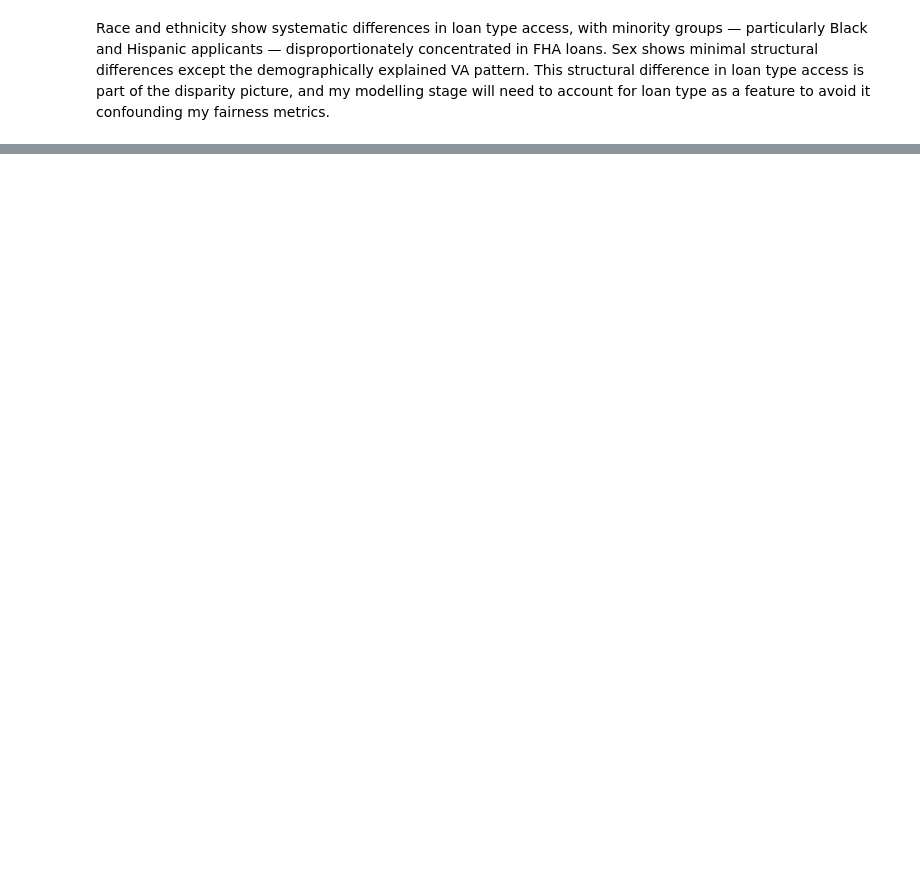
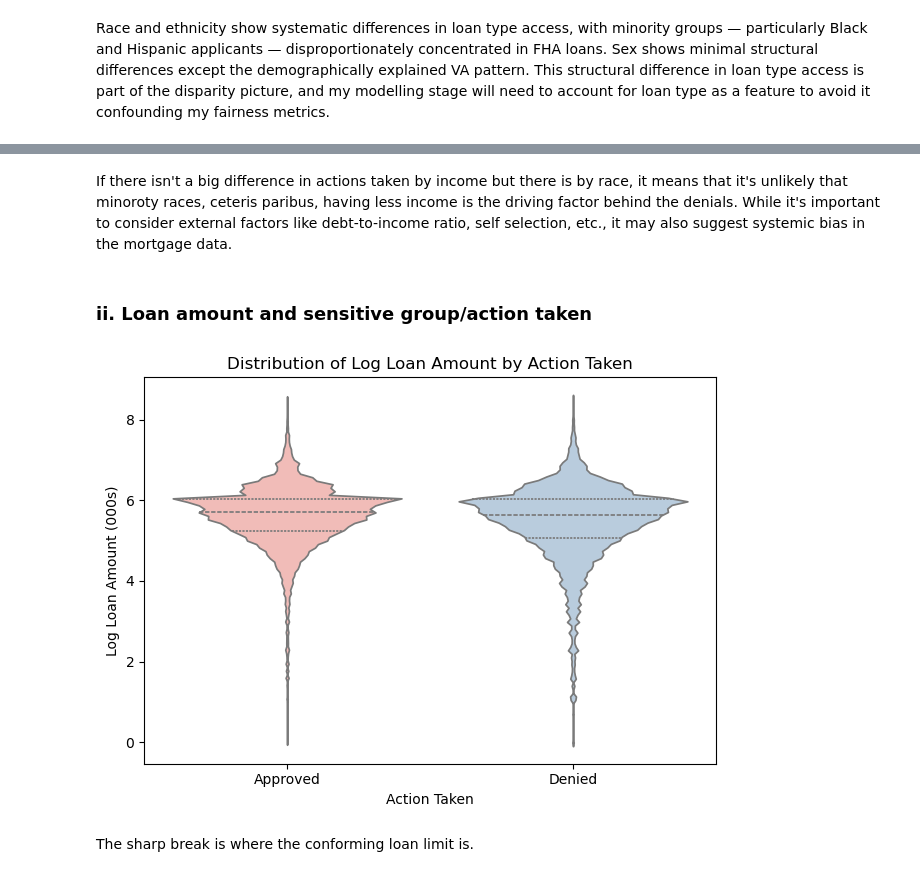
Before and after one commit to jdhilee/fairness_smoke_alarm, a Jupyter notebook: src/eda_hmda_2007_2017.ipynb, the cells around one changed output, grey strips where cells are left out. Saved outputs shown, nothing was run; the diff lists cells and outputs as text; code cells hidden in the pictures; blank space fills up the shorter version.

```diff
--- a/src/eda_hmda_2007_2017.ipynb
+++ b/src/eda_hmda_2007_2017.ipynb
@@ -1027,0 +1145,31 @@ Race and ethnicity show systematic differences in loan type access, with minorit
+# %% [markdown]
+If there isn't a big difference in actions taken by income but there is by race, it means that it's unlikely that minoroty races, ceteris paribus, having less income is the driving factor behind the denials. While it's important to consider external factors like debt-to-income ratio, self selection, etc., it may also suggest systemic bias in the mortgage data.
+# %% [markdown]
+### ii. Loan amount and sensitive group/action taken
+# %%
+# Plot loan amounts by approval rates
+
+approval_labels = ["Approved", "Denied"]
+
+ax = sns.violinplot(
+    x = "action_taken",
+    y = "log_loan_amount_000s",
+    data = hmda,
+    inner = "quartile",
+    hue = "action_taken",
+    palette = "Pastel1",
+    legend = False
+)
+
+ax.set_title("Distribution of Log Loan Amount by Action Taken")
+ax.set_xlabel("Action Taken")
+ax.set_ylabel("Log Loan Amount (000s)")
+
+ax.set_xticklabels(approval_labels)
+
+plt.tight_layout()
+plt.show()
+# %% [output]
+[figure, added]
+# %% [markdown]
+The sharp break is where the conforming loan limit is.
```
Also changed, not shown: parts of 18 cells of this notebook.
